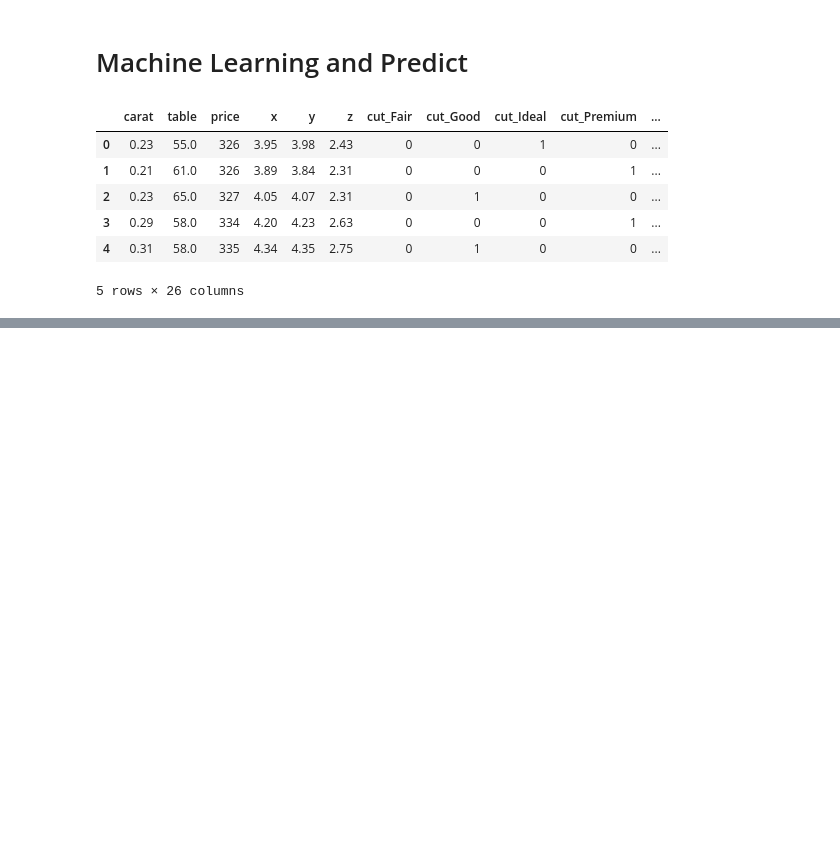
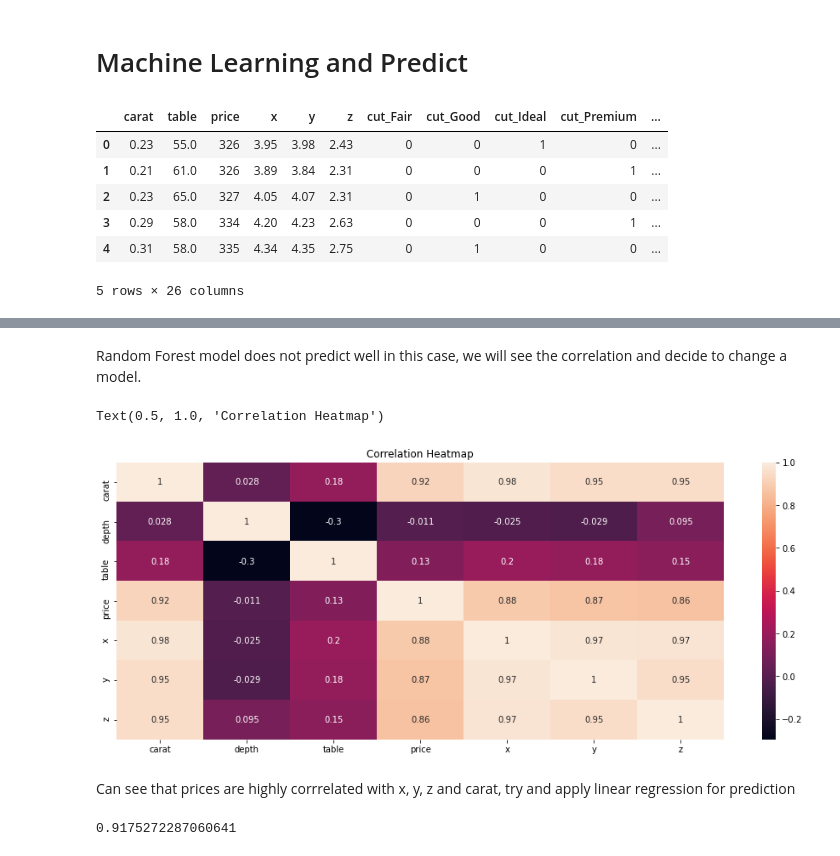
Before and after one commit to CassieCcL/diamond-prices, a Jupyter notebook: Diamond-prices.ipynb, the cells around one changed output, grey strips where cells are left out. Drawn from its saved outputs; the diff is of its cells as text; code cells hidden in the pictures; blank space fills up the shorter version.

Commit message:
Random Forest worked poorly for this dataset. Created heatmap for correlations and decide to use linear regression for the next model.

```diff
--- a/Diamond-prices.ipynb
+++ b/Diamond-prices.ipynb
@@ -224,0 +229,11 @@ model.score(X_test, y_test)
+# %% [markdown]
+Random Forest model does not predict well in this case, we will see the correlation and decide to change a model.
+# %%
+plt.figure(figsize=(16, 6))
+heatmap = sns.heatmap(diamond_df.corr(method="pearson"), annot=True)
+heatmap.set_title("Correlation Heatmap")
+# %% [output]
+Text(0.5, 1.0, 'Correlation Heatmap')
+[figure, added]
+# %% [markdown]
+Can see that prices are highly corrrelated with x, y, z and carat, try and apply linear regression for prediction
@@ -227,3 +244,10 @@ model.score(X_test, y_test)
 X_scaler = StandardScaler().fit(X_train)
 X_train_scaled = X_scaler.transform(X_train)
 X_test_scaled = X_scaler.transform(X_test)
+# %%
+# Fit into linear regression model
+model = LinearRegression()
+model.fit(X_train_scaled, y_train)
+model.score(X_test_scaled, y_test)
+# %% [output]
+0.9175272287060641
```
Also changed, not shown: parts of 4 cells of this notebook.
